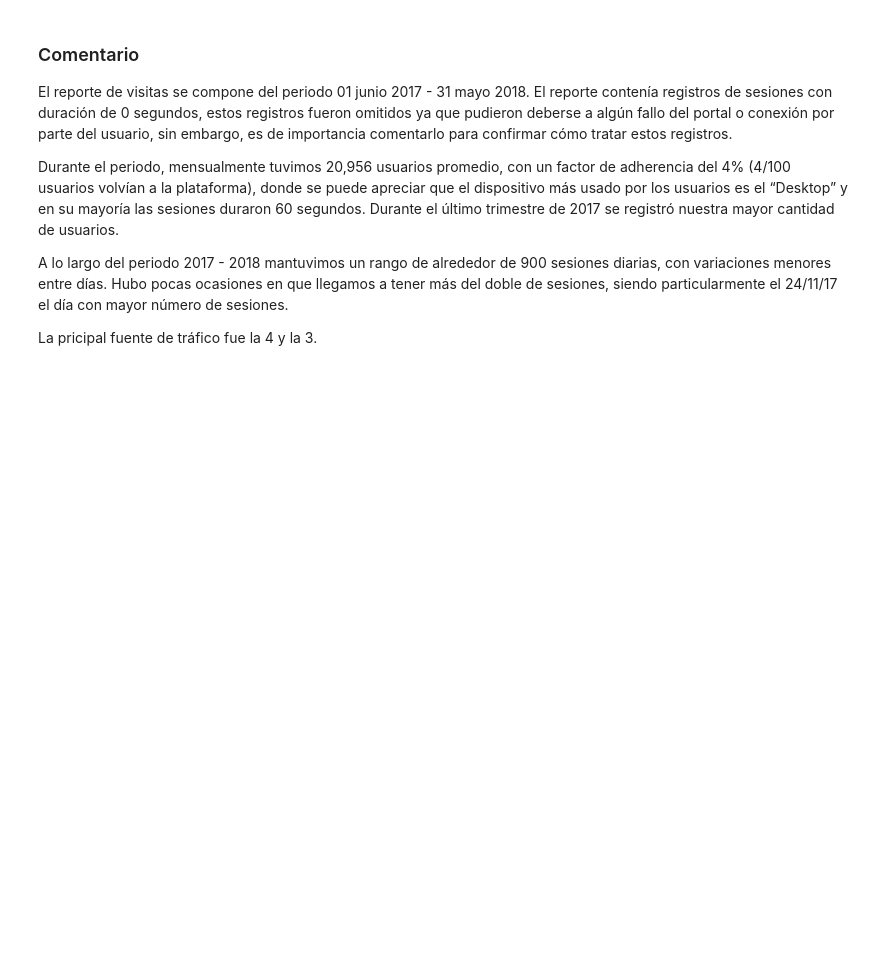
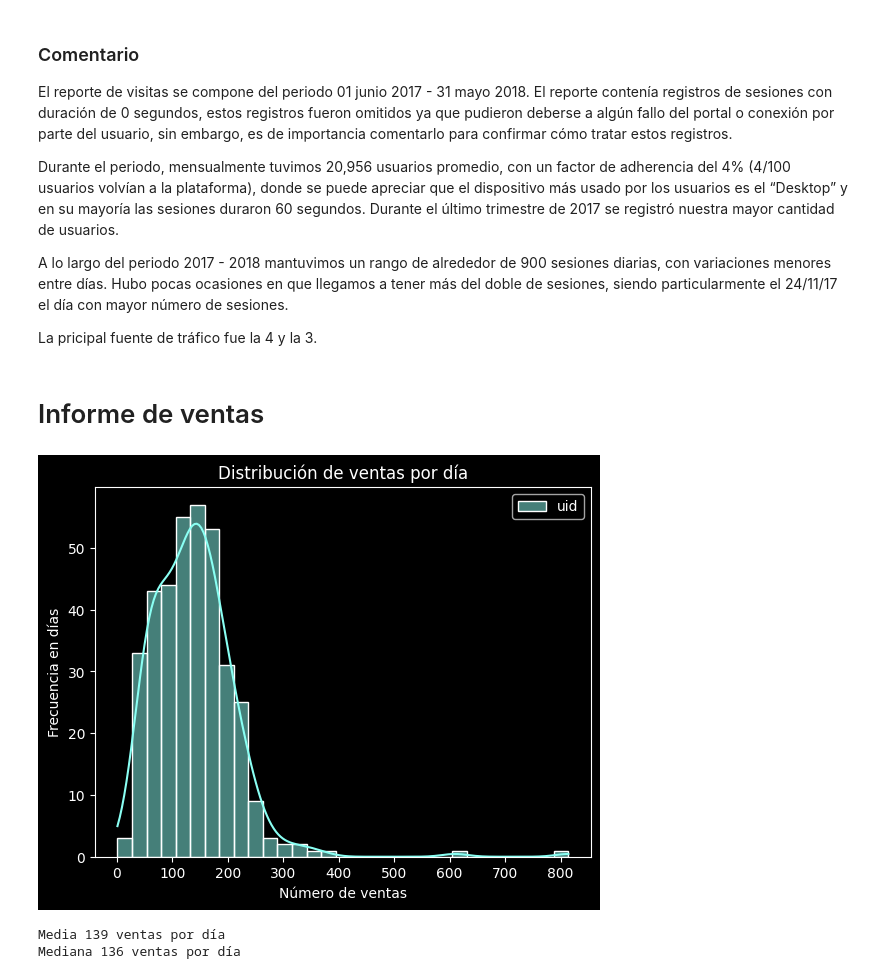
Before and after one commit to XivxnX/analisis_showz, a Jupyter notebook: analisis_showz.ipynb, the cells around one changed output. Drawn from its saved outputs; the diff is of its cells as text; code cells hidden in the pictures; blank space fills up the shorter version.

Commit message:
Update: reporte de ventas

```diff
--- a/analisis_showz.ipynb
+++ b/analisis_showz.ipynb
@@ -161,13 +159,3 @@ En ninguno de los DataFrames hay valores duplicados ni ausentes, solo hay que re
-# %%
-# formato nombre de columnas
-orders.columns = orders.columns.str.replace(' ', '_').str.lower()
-visits.columns = visits.columns.str.replace(' ', '_').str.lower()
-# %%
-# manejo de fechas
-costs['dt'] = pd.to_datetime(costs['dt'])
-orders['buy_ts'] = pd.to_datetime(orders['buy_ts'])
-visits['end_ts'] = pd.to_datetime(visits['end_ts'])
-visits['start_ts'] = pd.to_datetime(visits['start_ts'])
 # %% [markdown]
 # Limpieza de datos
 # %%
@@ -370,3 +358,40 @@ Durante el periodo, mensualmente tuvimos 20,956 usuarios promedio, con un factor
 A lo largo del periodo 2017 - 2018 mantuvimos un rango de alrededor de 900 sesiones diarias, con variaciones menores entre días. Hubo pocas ocasiones en que llegamos a tener más del doble de sesiones, siendo particularmente el 24/11/17 el día con mayor número de sesiones.
 
 La pricipal fuente de tráfico fue la 4 y la 3.
+# %% [markdown]
+# Informe de ventas
+# %%
+# agregar 'order_date' y 'order_month' al df 'orders'
+orders['order_date'] = orders['buy_ts'].dt.date
+orders['order_month'] = orders['buy_ts'].dt.to_period('M')
+
+# agregar primer mes de compra
+orders['first_order'] = orders.groupby('uid')['order_month'].transform('min')
+# %%
+# número de ventas diarias
+orders_per_day = (
+    orders.groupby('order_date')
+    .agg({'uid':'count'})
+)
+
+# histograma: número de ventas diarias
+sns.histplot(orders_per_day,
+             kde=True,
+             palette={'uid':'#8AFFF3'})
+plt.title('Distribución de ventas por día')
+plt.xlabel('Número de ventas')
+plt.ylabel('Frecuencia en días')
+plt.show()
+# %% [output]
+[figure, added]
+# %%
+# promedio de ventas al día
+mean_orders = orders_per_day.mean().round().astype(int)
+# media de ventas al día
+median_orders = orders_per_day.median().round().astype(int)
+
+print(f'Media {mean_orders.iloc[0]} ventas por día')
+print(f'Mediana {median_orders.iloc[0]} ventas por día')
+# %% [output]
+Media 139 ventas por día
+Mediana 136 ventas por día
```
Also changed, not shown: parts of 19 cells of this notebook.
